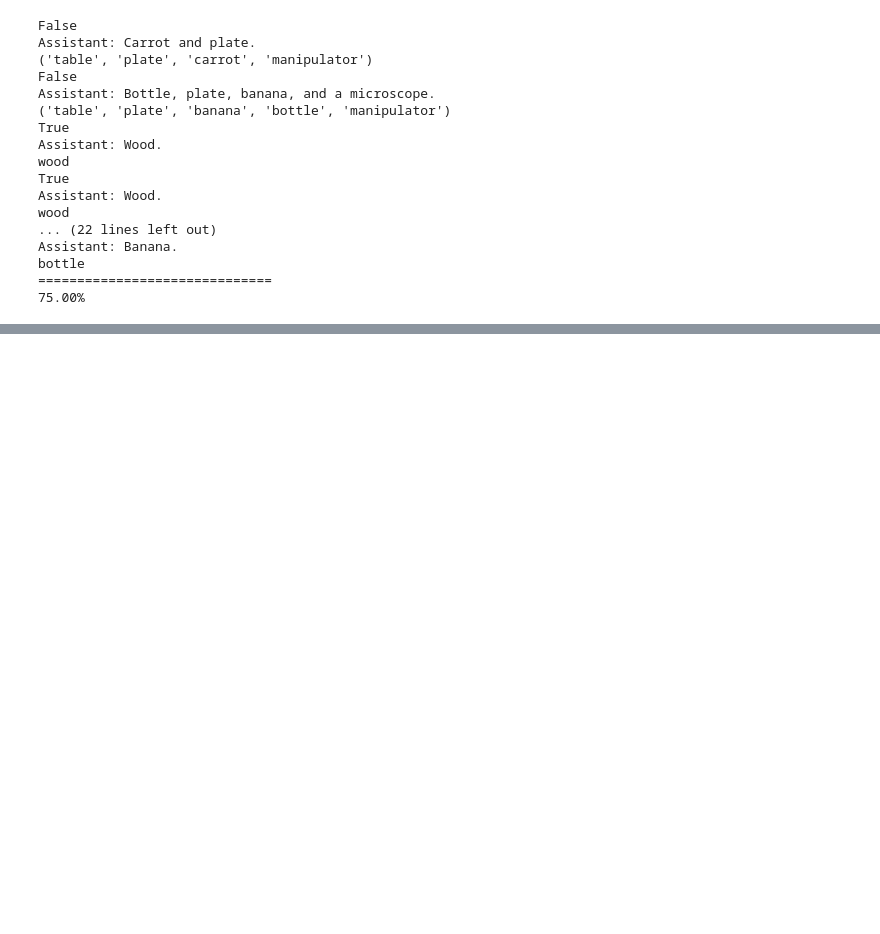
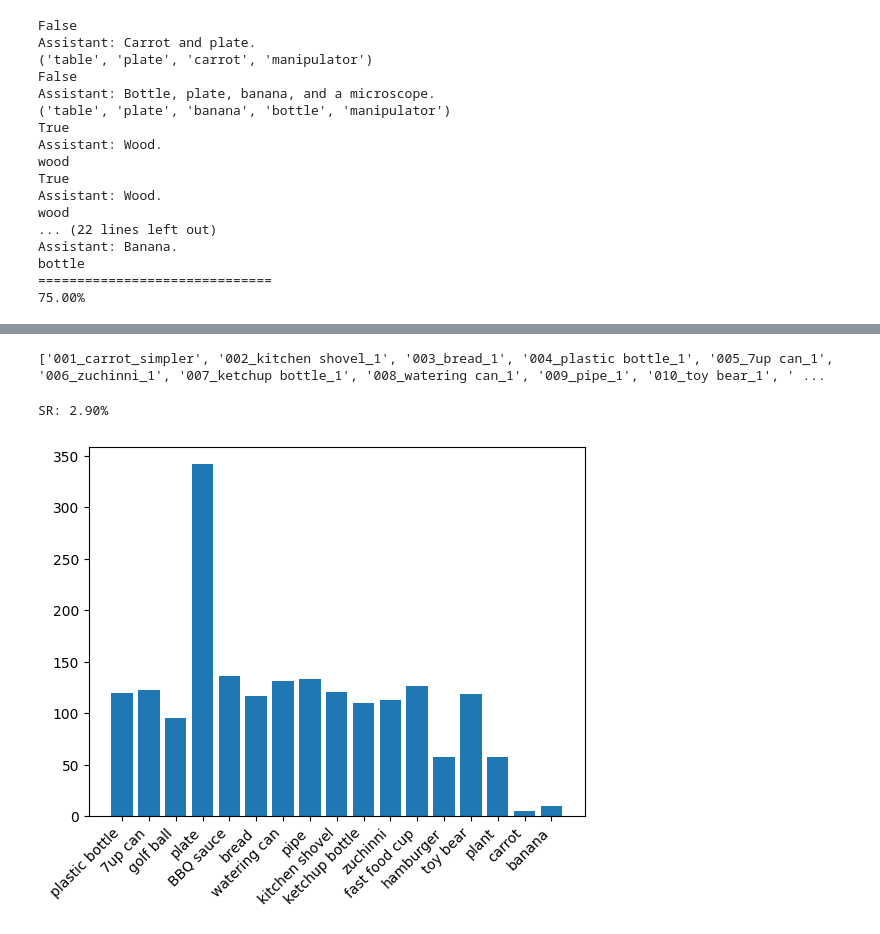
Before and after one commit to jezvgg/RL4VLA, a Jupyter notebook: main.ipynb, the cells around one changed output, grey strips where cells are left out. Drawn from its saved outputs; the diff is of its cells as text; code cells hidden in the pictures; blank space fills up the shorter version.

```diff
--- a/main.ipynb
+++ b/main.ipynb
@@ -355,0 +677,58 @@ bottle
+# %%
+print(env.unwrapped.carrot_names)
+# %% [output]
+['001_carrot_simpler', '002_kitchen shovel_1', '003_bread_1', '004_plastic bottle_1', '005_7up can_1', '006_zuchinni_1', '007_ketchup bottle_1', '008_watering can_1', '009_pipe_1', '010_toy bear_1', ' ...
+# %%
+from tqdm import tqdm
+from collections import defaultdict
+
+start_seed = 42 # Объявим начальный сид, чтоб потом детерменированно создавать среды для наилучшего воспроизведения
+corrects = []
+objects_stats = defaultdict(int)
+
+for i in tqdm(range(1000)):
+    obs, reset_info = env.reset(seed = start_seed + i)
+    image = obs['sensor_data']['3rd_view_camera']['rgb'].detach().cpu().numpy()[0]
+
+    action_carrot = env.unwrapped.carrot_names[env.unwrapped.select_carrot_ids[0]].split('_')[1]
+    extra_carrot = env.unwrapped.carrot_names[env.unwrapped.select_extra_ids[0]].split('_')[1]
+    plate = env.unwrapped.plate_names[env.unwrapped.select_plate_ids[0]].split('_')[1]
+    objects = [action_carrot, extra_carrot, plate]
+
+    messages = [
+            {
+                "role": "user",
+                "content": [
+                    {"type": "image"},
+                    {"type": "text", 'text': 'What objects are in the scene?'}
+                ]
+            }
+        ]
+
+    prompt = processor.apply_chat_template(messages, add_generation_prompt=True)
+    inputs = processor(text=prompt, images=[image], return_tensors="pt")
+    inputs = inputs.to(DEVICE)
+
+    generated_ids = model.generate(**inputs, max_new_tokens=500)
+    generated_texts = processor.batch_decode(
+        generated_ids,
+        skip_special_tokens=True,
+    )
+
+    correct = True
+    for keyword in objects:
+        done = keyword.lower() in generated_texts[0].split('\n')[-1].lower()
+        if not done: objects_stats[keyword] += 1
+        correct &= done
+    corrects.append(correct)
+
+print(f"SR: {(sum(corrects) / len(corrects))*100:.2f}%")
+# %% [output]
+SR: 2.90%
+# %%
+import matplotlib.pyplot as plt
+
+plt.xticks(rotation=45, ha='right')
+plt.bar(objects_stats.keys(), objects_stats.values());
+# %% [output]
+[figure, added]
```
Also changed, not shown: parts of 23 cells of this notebook.
